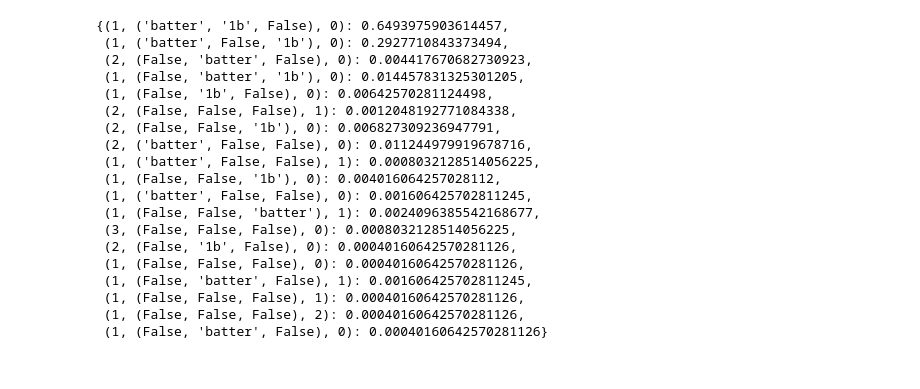
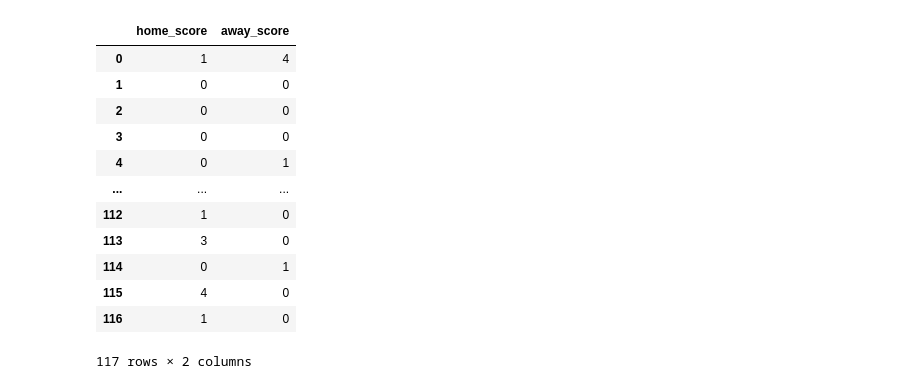
Before and after one commit to reecetec/mlb_simulator, a Jupyter notebook: notebooks/7.0-rotowire-scrape.ipynb, the cells around one changed output. Drawn from its saved outputs; the diff is of its cells as text; code cells hidden in the pictures.

```diff
--- a/notebooks/7.0-rotowire-scrape.ipynb
+++ b/notebooks/7.0-rotowire-scrape.ipynb
@@ -236,22 +166,9 @@ get_deterministic_transition_map()
-# %%
-mp['single']['L'][list(mp['single']['L'].keys())[2]]
-# %% [output]
-{(1, ('batter', '1b', False), 0): 0.6493975903614457,
- (1, ('batter', False, '1b'), 0): 0.2927710843373494,
- (2, (False, 'batter', False), 0): 0.004417670682730923,
- (1, (False, 'batter', '1b'), 0): 0.014457831325301205,
- (1, (False, '1b', False), 0): 0.00642570281124498,
- (2, (False, False, False), 1): 0.0012048192771084338,
- (2, (False, False, '1b'), 0): 0.006827309236947791,
- (2, ('batter', False, False), 0): 0.011244979919678716,
- (1, ('batter', False, False), 1): 0.0008032128514056225,
- (1, (False, False, '1b'), 0): 0.004016064257028112,
- (1, ('batter', False, False), 0): 0.001606425702811245,
- (1, (False, False, 'batter'), 1): 0.0024096385542168677,
- (3, (False, False, False), 0): 0.0008032128514056225,
- (2, (False, '1b', False), 0): 0.00040160642570281126,
- (1, (False, False, False), 0): 0.00040160642570281126,
- (1, (False, 'batter', False), 1): 0.001606425702811245,
- (1, (False, False, False), 1): 0.00040160642570281126,
- (1, (False, False, False), 2): 0.00040160642570281126,
- (1, (False, 'batter', False), 0): 0.00040160642570281126}
+# %%
+scores_simmed = []
+def run_game_sim():
+    while game.game_state.inning != 6:
+        if game.game_state.inning_is_top:
+            simulate_ab(game.home_team, game.away_team)
+        else:
+            simulate_ab(game.away_team, game.home_team)
+    return {'home_score':game.game_state.home_runs, 'away_score':game.game_state.away_runs}
@@ -257,0 +185,17 @@ mp['single']['L'][list(mp['single']['L'].keys())[2]]
+# %%
+import pandas as pd
+pd.DataFrame(scores_simmed)
+# %% [output]
+|  | home_score | away_score |
+| 0 | 1 | 4 |
+| 1 | 0 | 0 |
+| 2 | 0 | 0 |
+| 3 | 0 | 0 |
+| 4 | 0 | 1 |
+| ... | ... | ... |
+| 112 | 1 | 0 |
+| 113 | 3 | 0 |
+| 114 | 0 | 1 |
+| 115 | 4 | 0 |
+| 116 | 1 | 0 |
+117 rows × 2 columns
```
Also changed, not shown: parts of 20 cells of this notebook, 7 other files.
